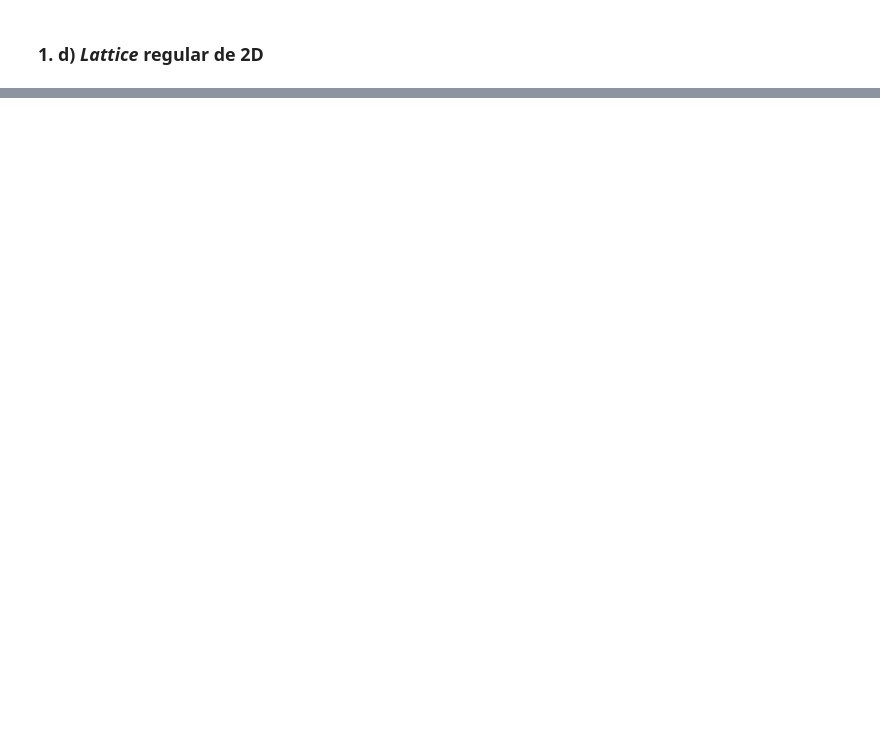
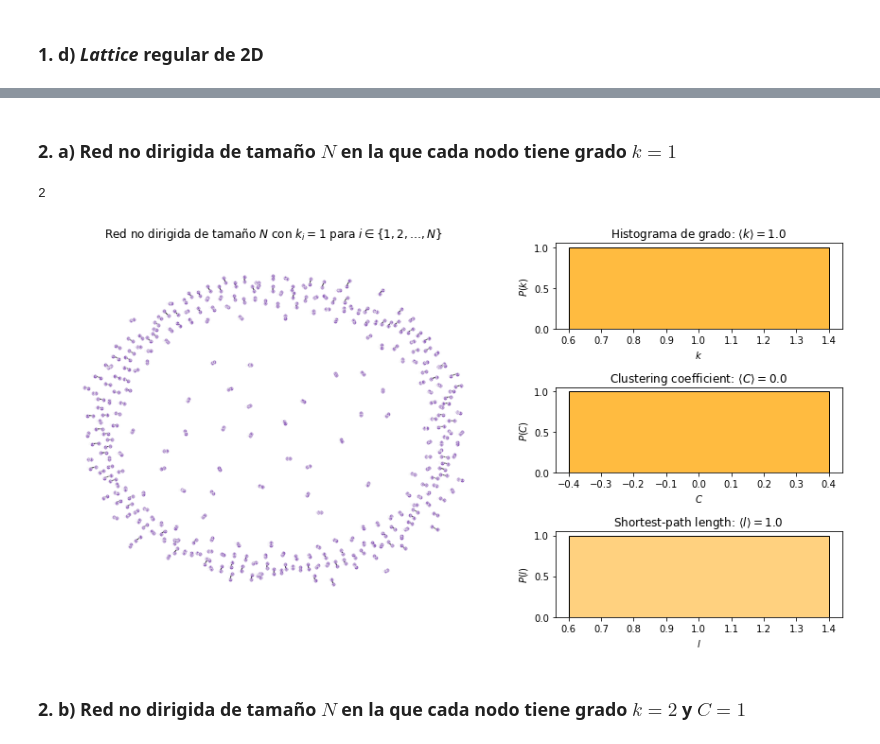
Before and after one commit to joshbrx/VoterModel_Network, a Jupyter notebook: Tipos y modelos de redes.ipynb, the cells around one changed output, grey strips where cells are left out. Cells and saved outputs as stored; diff of their text form; code cells hidden in the pictures; blank space fills up the shorter version.

Commit message:
Se agregaron las gráficas para el inciso 2

```diff
--- a/Tipos y modelos de redes.ipynb
+++ b/Tipos y modelos de redes.ipynb
@@ -164,0 +160,38 @@ degree_analysis(G4, title=r"Lattice regular de 2D con $25^2$ nodos", **options4)
+# %% [markdown]
+### 2. a) Red no dirigida de tamaño $N$ en la que cada nodo tiene grado $k=1$
+# %%
+def dict_graph_k1(n):
+    B = dict()
+    s = []
+    for i in range(n//2):
+        B[2*i+1] = [2*(i+1)]
+    return B
+# --------------------------------------------------
+def graph_from_dict(dict_graph):
+    B = dict_graph
+    G = nx.Graph()
+    s = []
+    for i in B:
+#         print(i)
+        if B[i] == 0:
+            pass
+        elif len(B[i]) == 1:
+            G.add_edge(i,B[i][0])
+        else:
+            for j in range(len(B[i])):
+#                 print(j)
+                G.add_edge(i,B[i][j])
+    return G
+# %%
+B2[1][0]
+# %% [output]
+2
+# %%
+B1 = dict_graph_k1(600)
+G5 = graph_from_dict(B1)
+
+degree_analysis(G5, title=r"Red no dirigida de tamaño $N$ con $k_i=1$ para $i\in \{1,2,\dots,N\}$", **options4)
+# %% [output]
+[figure, added]
+# %% [markdown]
+### 2. b) Red no dirigida de tamaño $N$ en la que cada nodo tiene grado $k=2$ y $C=1$
```
Also changed, not shown: parts of 10 cells of this notebook.
